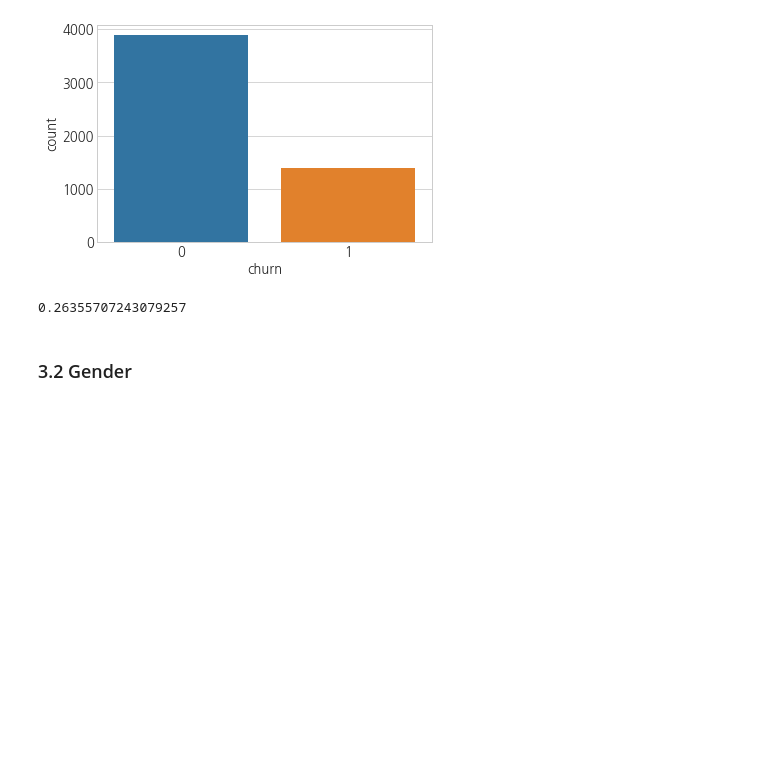
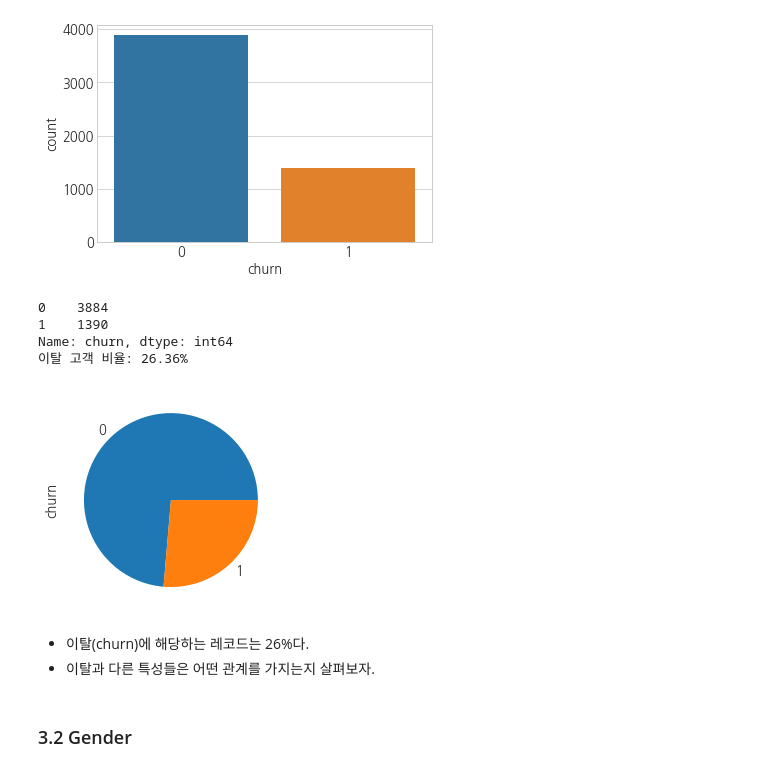
Before and after one commit to Sean-Parkk/Projects, a Jupyter notebook: predict_customer_churn/predict_customer_churn.ipynb, the cells around one changed output. Cells and saved outputs as stored; diff of their text form; code cells hidden in the pictures; blank space fills up the shorter version.

```diff
--- a/predict_customer_churn/predict_customer_churn.ipynb
+++ b/predict_customer_churn/predict_customer_churn.ipynb
@@ -272,10 +273,20 @@ sns.countplot(df_train.churn)
 # %% [output]
 <matplotlib.axes._subplots.AxesSubplot at 0x...>
 [figure]
-# %%
-df_train.churn.mean()
-# %% [output]
-0.26355707243079257
+# %%
+print(df_train.churn.value_counts())
+print('이탈 고객 비율: {:.2f}%'.format(df_train.churn.mean()*100))
+df_train.churn.value_counts().plot('pie')
+plt.show()
+# %% [output]
+0    3884
+1    1390
+Name: churn, dtype: int64
+이탈 고객 비율: 26.36%
+[figure, added]
+# %% [markdown]
+* 이탈(churn)에 해당하는 레코드는 26%다.
+* 이탈과 다른 특성들은 어떤 관계를 가지는지 살펴보자.
 # %% [markdown]
 ### 3.2 Gender
 # %%
```
Also changed, not shown: parts of 1 cell of this notebook.
